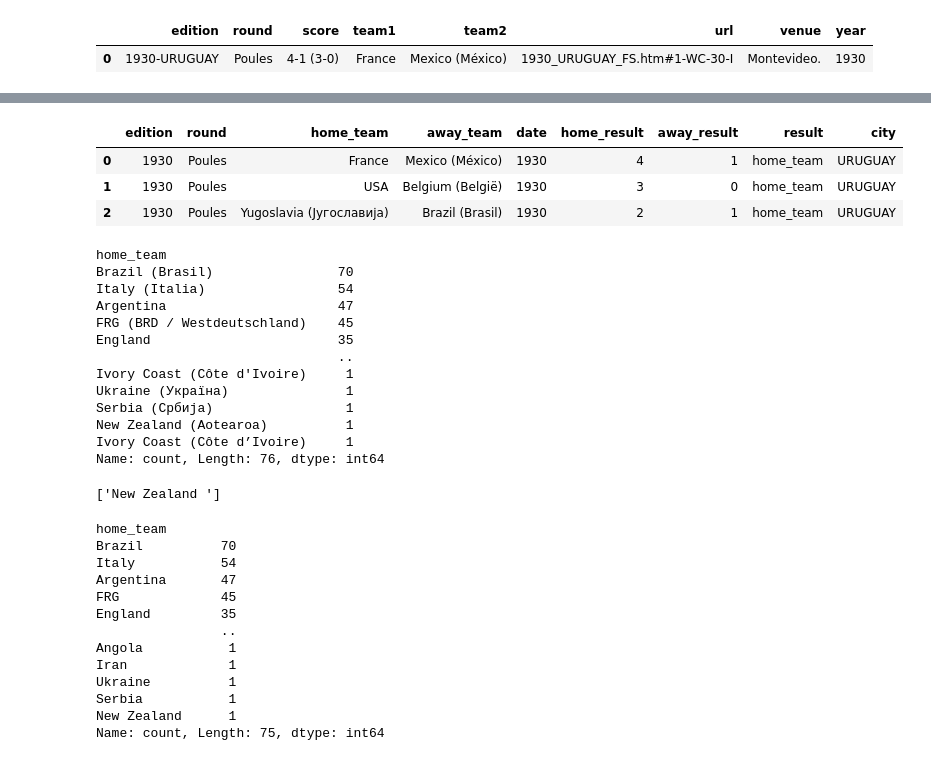
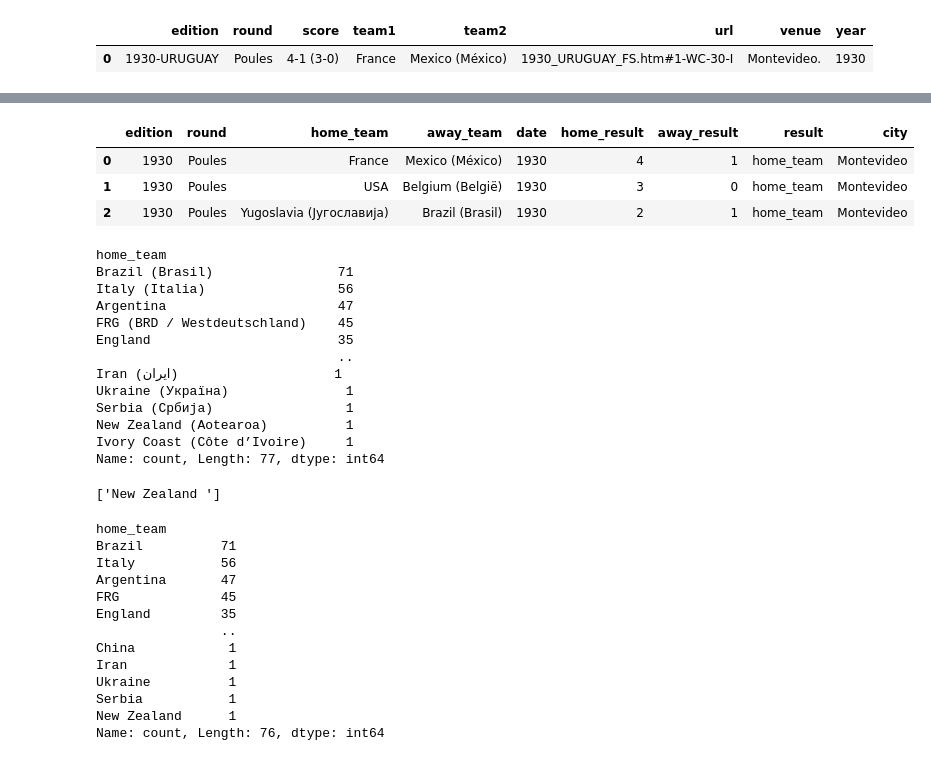
Before and after one commit to JohaneDecamps/brief3, a Jupyter notebook: clean_match.ipynb, the cells around one changed output, grey strips where cells are left out. Saved outputs shown, nothing was run; the diff lists cells and outputs as text; code cells hidden in the pictures.

```diff
--- a/clean_match.ipynb
+++ b/clean_match.ipynb
@@ -57,7 +57,7 @@ PRELIMINARY-Af./As./O.        2
 Name: count, dtype: int64
 # %%
 # Suppression des matchs qui ne nous interessent pas
-clean_round = df_matches[df_matches["round"].str.contains("PRELIMINARY", na = False) | df_matches["round"].str.contains("FIRST", na = False)].index
+clean_round = df_matches[df_matches["round"].str.contains("PRELIMINARY", na = False)].index
 df_matches = df_matches.drop(clean_round)
 # %%
 df_matches["round"].value_counts()
@@ -75,7 +76,7 @@ FINAL_ROUND             6
 Name: count, dtype: int64
 # %%
 # Renomme les matchs avec les bonnes nominations
-df_matches["round"] = df_matches["round"].replace(to_replace={"GROUP_STAGE":"Poules", "1/8_FINAL": "Huitièmes de finale", "1/4_FINAL" : "Quarts de finale", "QUARTERFINAL_STAGE": "Quarts de finale", "1/2_FINAL" : "Demi-finales", "SEMIFINAL_STAGE": "Demi-finales", "_FINAL" : "Finale", "FINAL_ROUND":"Finale", "PLACES_3&4" : "Troisième place"  })
+df_matches["round"] = df_matches["round"].replace(to_replace={"GROUP_STAGE":"Poules", "1/8_FINAL": "Huitièmes de finale","FIRST": "Huitièmes de finale", "1/4_FINAL" : "Quarts de finale", "QUARTERFINAL_STAGE": "Quarts de finale", "1/2_FINAL" : "Demi-finales", "SEMIFINAL_STAGE": "Demi-finales", "_FINAL" : "Finale", "FINAL_ROUND":"Finale", "PLACES_3&4" : "Troisième place"  })
 # %%
 # match apres 2010
 df_matches[df_matches["year"] > 2010].head(10)["year"].value_counts()
@@ -123,7 +124,7 @@ df_matches.head(1)
 | 0 | 1930-URUGUAY | Poules | 4-1 (3-0) | France | Mexico (México) | 1930_URUGUAY_FS.htm#1-WC-30-I | Montevideo. | 1930 | 4-1 | 4 | ... |
 # %%
 #Suppression colonnes dont on a plus besoin
-df_matches = df_matches.drop(columns=["url", "score", "score final", "venue"])
+df_matches = df_matches.drop(columns=["url", "score", "score final"])
 # %%
 # Renomme les colonnes
 df_matches = df_matches.rename(columns = {"team1" : "home_team", "team2": "away_team", "year":"date"})
@@ -148,15 +149,16 @@ df_matches.head(3)
 # %%
-# On recupere la ville depuis la colonne edition en ne gardant que ce qu'il y a apres le "-"
-df_matches["city"] = df_matches["edition"].str.split("-").str[1]
+# On recupere la ville depuis la colonne venue et on enlève le point en fin de mot
+df_matches["city"] = df_matches["venue"].str.replace('.','')
 # %%
 # On recupere la date depuis la colonne edition en ne gardant que ce qu'il y a avant le "-"
 df_matches["edition"] = df_matches["edition"].str.split("-").str[0]
+df_matches = df_matches.drop(columns='venue')
 df_matches.head(3)
 # %% [output]
 |  | edition | round | home_team | away_team | date | home_result | away_result | result | city |
-| 0 | 1930 | Poules | France | Mexico (México) | 1930 | 4 | 1 | home_team | URUGUAY |
-| 1 | 1930 | Poules | USA | Belgium (België) | 1930 | 3 | 0 | home_team | URUGUAY |
-| 2 | 1930 | Poules | Yugoslavia (Југославија) | Brazil (Brasil) | 1930 | 2 | 1 | home_team | URUGUAY |
+| 0 | 1930 | Poules | France | Mexico (México) | 1930 | 4 | 1 | home_team | Montevideo |
+| 1 | 1930 | Poules | USA | Belgium (België) | 1930 | 3 | 0 | home_team | Montevideo |
+| 2 | 1930 | Poules | Yugoslavia (Југославија) | Brazil (Brasil) | 1930 | 2 | 1 | home_team | Montevideo |
 # %%
 # On met une majuscule a chaque debut de mots
 df_matches["city"] = df_matches["city"].str.title()
@@ -164,18 +166,18 @@ df_matches["city"] = df_matches["city"].str.title()
 df_matches["home_team"].value_counts()
 # %% [output]
 home_team
-Brazil (Brasil)                70
-Italy (Italia)                 54
+Brazil (Brasil)                71
+Italy (Italia)                 56
 Argentina                      47
 FRG (BRD / Westdeutschland)    45
 England                        35
                                ..
-Ivory Coast (Côte d'Ivoire)     1
+Iran (ایران)                    1
 Ukraine (Україна)               1
 Serbia (Србија)                 1
 New Zealand (Aotearoa)          1
 Ivory Coast (Côte d’Ivoire)     1
-Name: count, Length: 76, dtype: int64
+Name: count, Length: 77, dtype: int64
 # %%
 # regex pour enlever les noms d'origine des pays entre () :
 #test
@@ -189,18 +191,18 @@ df_matches["home_team"] = df_matches["home_team"].str.extract(r"^([^(]+)")
 df_matches["home_team"].value_counts()
 # %% [output]
 home_team
-Brazil          70
-Italy           54
+Brazil          71
+Italy           56
 Argentina       47
 FRG             45
 England         35
                 ..
-Angola           1
+China            1
 Iran             1
 Ukraine          1
 Serbia           1
 New Zealand      1
-Name: count, Length: 75, dtype: int64
+Name: count, Length: 76, dtype: int64
 # %%
 df_matches["away_team"] = df_matches["away_team"].str.extract(r"^([^(]+)")
 # %%
```
Also changed, not shown: parts of 9 cells of this notebook, 2 other files.
